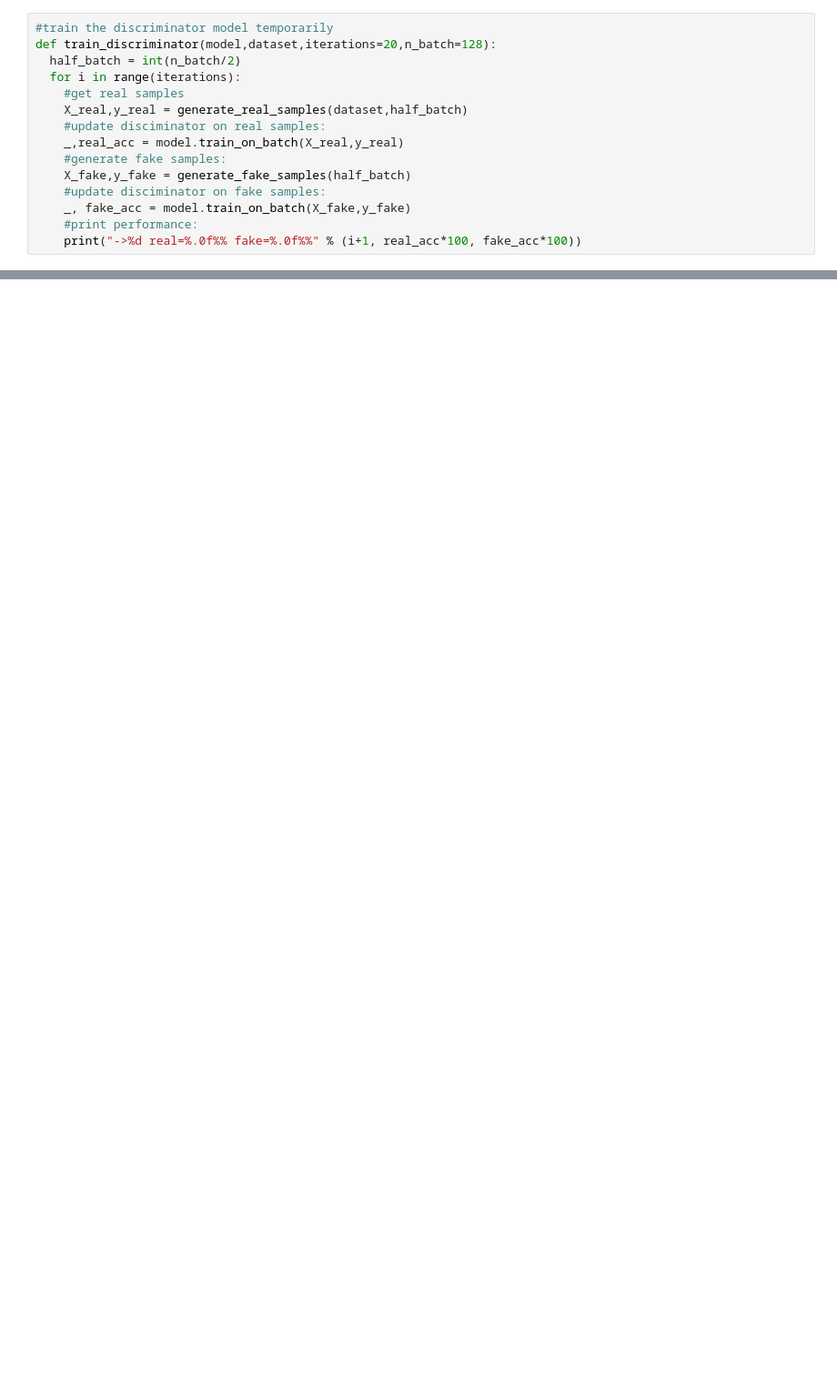
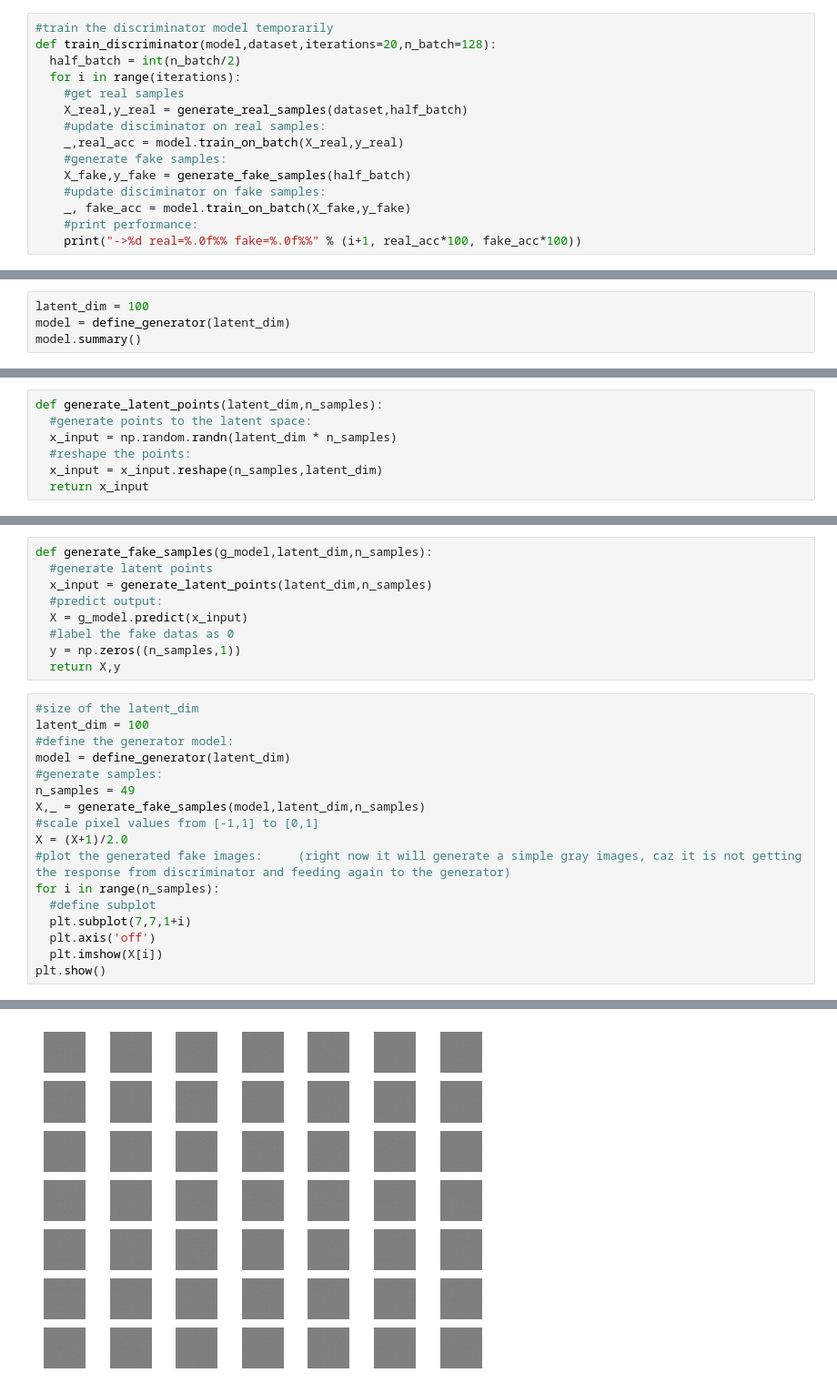
Before and after one commit to noneotherthanmodi/GANs, a Jupyter notebook: GANs.ipynb, the cells around one changed output, grey strips where cells are left out. Shown at 91% size. Drawn from its saved outputs; the diff is of its cells as text; blank space fills up the shorter version.

Commit message:
GANs model

```diff
--- a/GANs.ipynb
+++ b/GANs.ipynb
@@ -183,0 +248,4 @@ WARNING:absl:`lr` is deprecated in Keras optimizer, please use `learning_rate` o
+# %%
+latent_dim = 100
+model = define_generator(latent_dim)
+model.summary()
@@ -183,0 +270,7 @@ WARNING:absl:`lr` is deprecated in Keras optimizer, please use `learning_rate` o
+# %%
+def generate_latent_points(latent_dim,n_samples):
+  #generate points to the latent space:
+  x_input = np.random.randn(latent_dim * n_samples)
+  #reshape the points:
+  x_input = x_input.reshape(n_samples,latent_dim)
+  return x_input
@@ -183,0 +282,27 @@ WARNING:absl:`lr` is deprecated in Keras optimizer, please use `learning_rate` o
+# %%
+def generate_fake_samples(g_model,latent_dim,n_samples):
+  #generate latent points
+  x_input = generate_latent_points(latent_dim,n_samples)
+  #predict output:
+  X = g_model.predict(x_input)
+  #label the fake datas as 0
+  y = np.zeros((n_samples,1))
+  return X,y
+# %%
+#size of the latent_dim
+latent_dim = 100
+#define the generator model:
+model = define_generator(latent_dim)
+#generate samples:
+n_samples = 49
+X,_ = generate_fake_samples(model,latent_dim,n_samples)
+#scale pixel values from [-1,1] to [0,1]
+X = (X+1)/2.0
+#plot the generated fake images:     (right now it will generate a simple gray images, caz it is not getting the response from discriminator and feeding again to the generator)
+for i in range(n_samples):
+  #define subplot
+  plt.subplot(7,7,1+i)
+  plt.axis('off')
+  plt.imshow(X[i])
+plt.show()
+# %% [output]
@@ -183,0 +310 @@ WARNING:absl:`lr` is deprecated in Keras optimizer, please use `learning_rate` o
+[figure, added]
```
Also changed, not shown: parts of 11 cells of this notebook.
